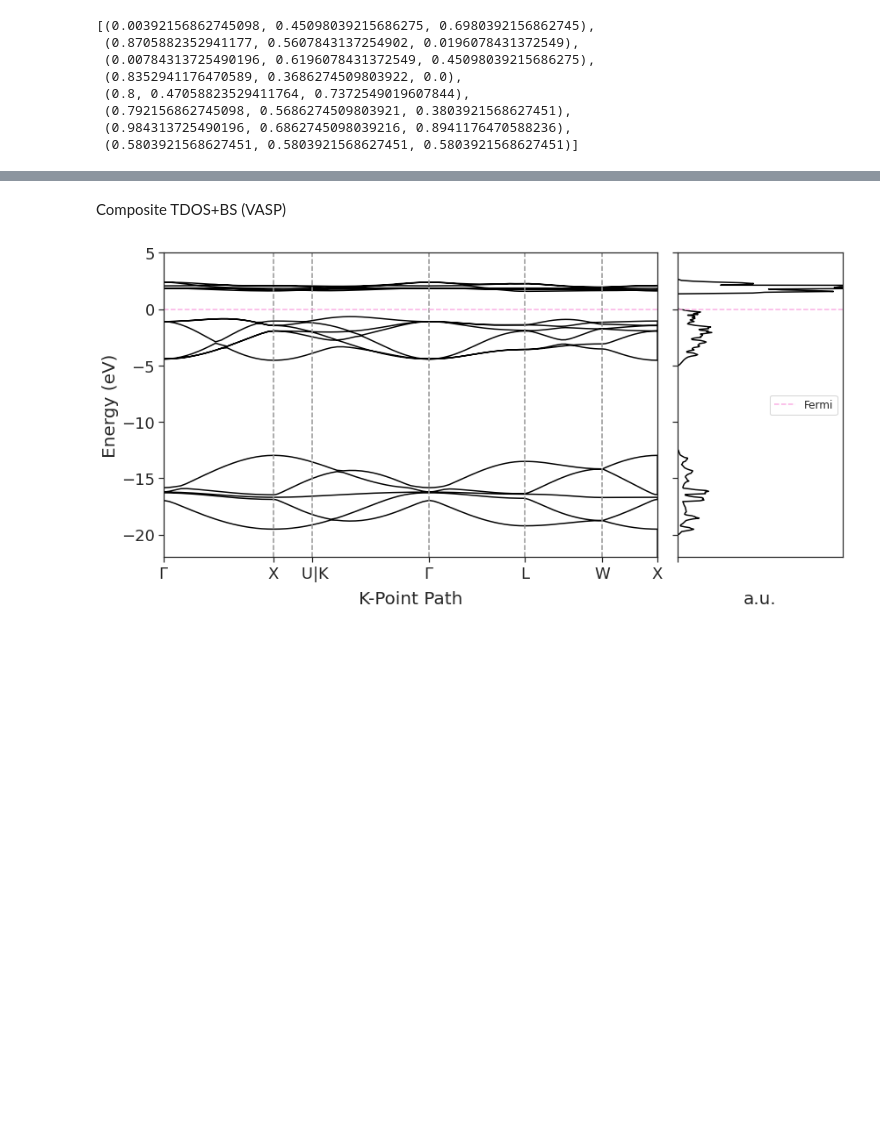
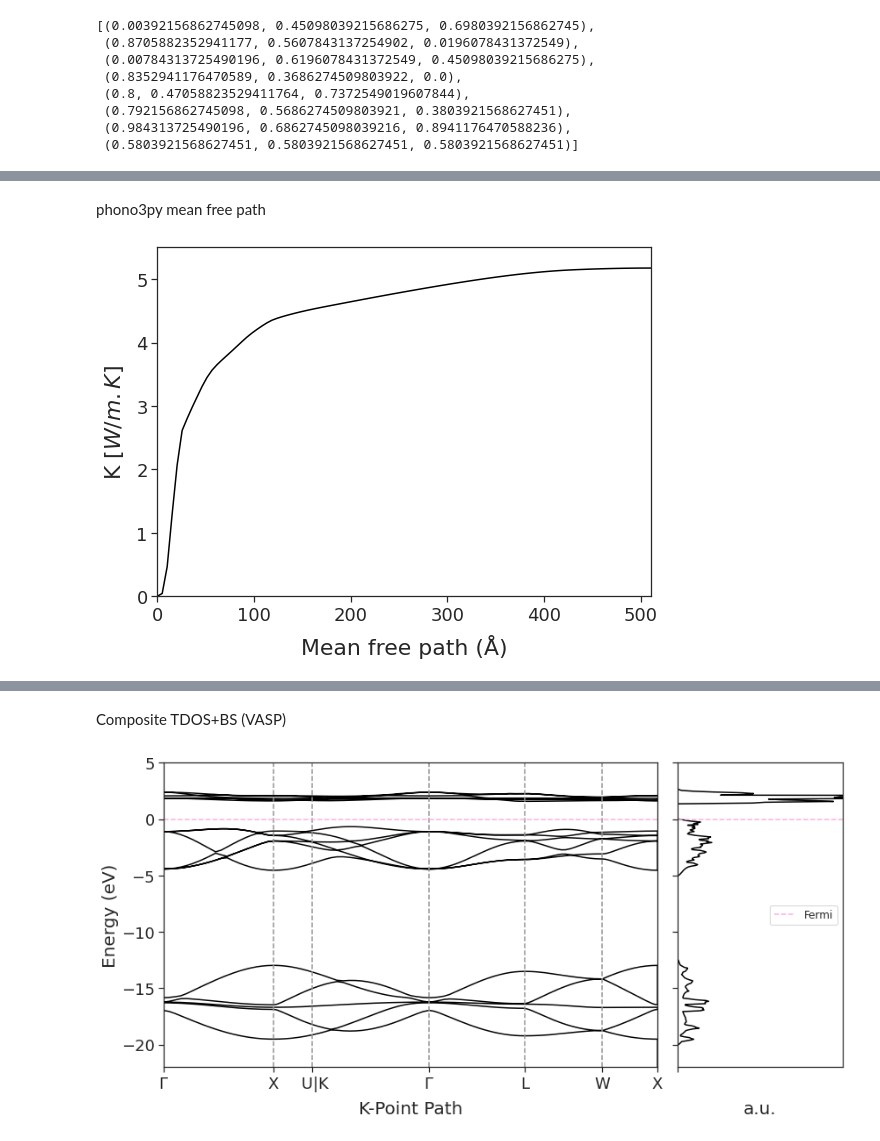
Before and after one commit to ajense28/Python-Scripts, a Jupyter notebook: plotAllCeO2.ipynb, the cells around one changed output, grey strips where cells are left out. Drawn from its saved outputs; the diff is of its cells as text; code cells hidden in the pictures; blank space fills up the shorter version.

```diff
--- a/plotAllCeO2.ipynb
+++ b/plotAllCeO2.ipynb
@@ -36,0 +62,17 @@ display(colors)
+# %% [markdown]
+phono3py mean free path
+# %%
+# Mean Free Path
+mfp = np.array(np.loadtxt('./plot-src/CeO2_VASP_phono3pyMFP.dat'))
+fig = plt.figure(figsize=(8,6))
+plt.plot(mfp[:,0],mfp[:,1], color='black')
+plt.xlabel(r'Mean free path (Å)',  labelpad = 10,fontsize=22)
+plt.ylabel(r"Κ $[W/m.K]$",  labelpad = 10,fontsize=22)
+plt.xlim(mfp[0,0],mfp[-1,0]+0.01)
+plt.ylim(0,5.5)
+#plt.legend(fontsize=14)
+#plt.title('CeO2 Mean Free Path (Phono3py)', fontsize=14)
+plt.savefig('./plot-fig/CeO2_VASP_phono3pyMFP.jpeg',  bbox_inches='tight', pad_inches = 1, dpi=400)
+plt.show() #plt.close() #
+# %% [output]
+[figure, added]
```
Also changed, not shown: parts of 4 cells of this notebook, 1 other file.
